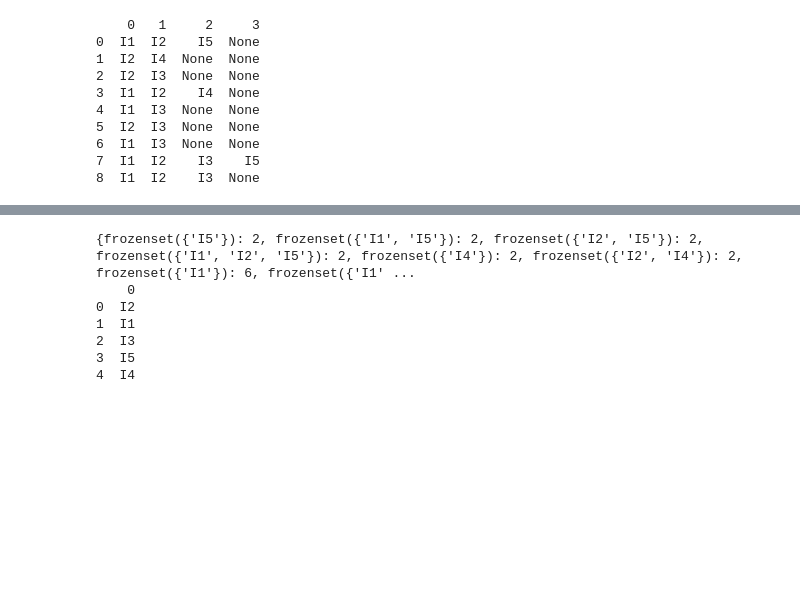
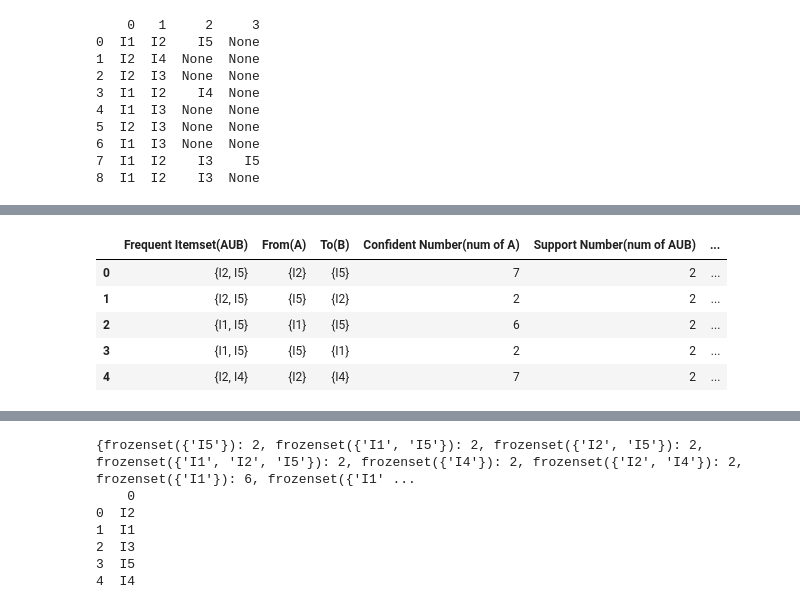
Before and after one commit to wlwlct/FP-and-APRIORI, a Jupyter notebook: debug.ipynb, the cells around one changed output, grey strips where cells are left out. Cells and saved outputs as stored; diff of their text form; code cells hidden in the pictures; blank space fills up the shorter version.

```diff
--- a/debug.ipynb
+++ b/debug.ipynb
@@ -251,3 +298,21 @@ Rest: [{'I5'}, {'I2'}]
+# %%
+total=len(simpDat)
+C=['Frequent Itemset(AUB)','From(A)','To(B)','Confident Number(num of A)','Support Number(num of AUB)','Support Number(num of B)']
+Ruletable=pd.DataFrame(Conf)
+Ruletable.columns=C
+Ruletable['Confidence']=Ruletable['Support Number(num of AUB)']/Ruletable['Confident Number(num of A)']
+Ruletable['Support']=Ruletable['Support Number(num of AUB)']/total
+#Ruletable['Lift']=[Ruletable['Support Number(num of AUB)']/Ruletable['Support Number(num of B)'] for i in range(len(Ruletable['Support'])) if Ruletable['Support Number(num of B)']!='nan']
+#print(len(Ruletable['Support']))
+#Ruletable['Lift']=[i for i in range(len(Ruletable['Support'])) if Ruletable.loc[i,'Support Number(num of B)']!='nan']
+Ruletable.head()
+# %% [output]
+|  | Frequent Itemset(AUB) | From(A) | To(B) | Confident Number(num of A) | Support Number(num of AUB) | ... |
+| 0 | {I2, I5} | {I2} | {I5} | 7 | 2 | ... |
+| 1 | {I2, I5} | {I5} | {I2} | 2 | 2 | ... |
+| 2 | {I1, I5} | {I1} | {I5} | 6 | 2 | ... |
+| 3 | {I1, I5} | {I5} | {I1} | 2 | 2 | ... |
+| 4 | {I2, I4} | {I2} | {I4} | 7 | 2 | ... |
 # %%
 C=['Frequent itemset','From','To','Confident number','Support Number']
 Ruletable=pd.DataFrame(Conf)
```
Also changed, not shown: parts of 4 cells of this notebook, 1 other file.
